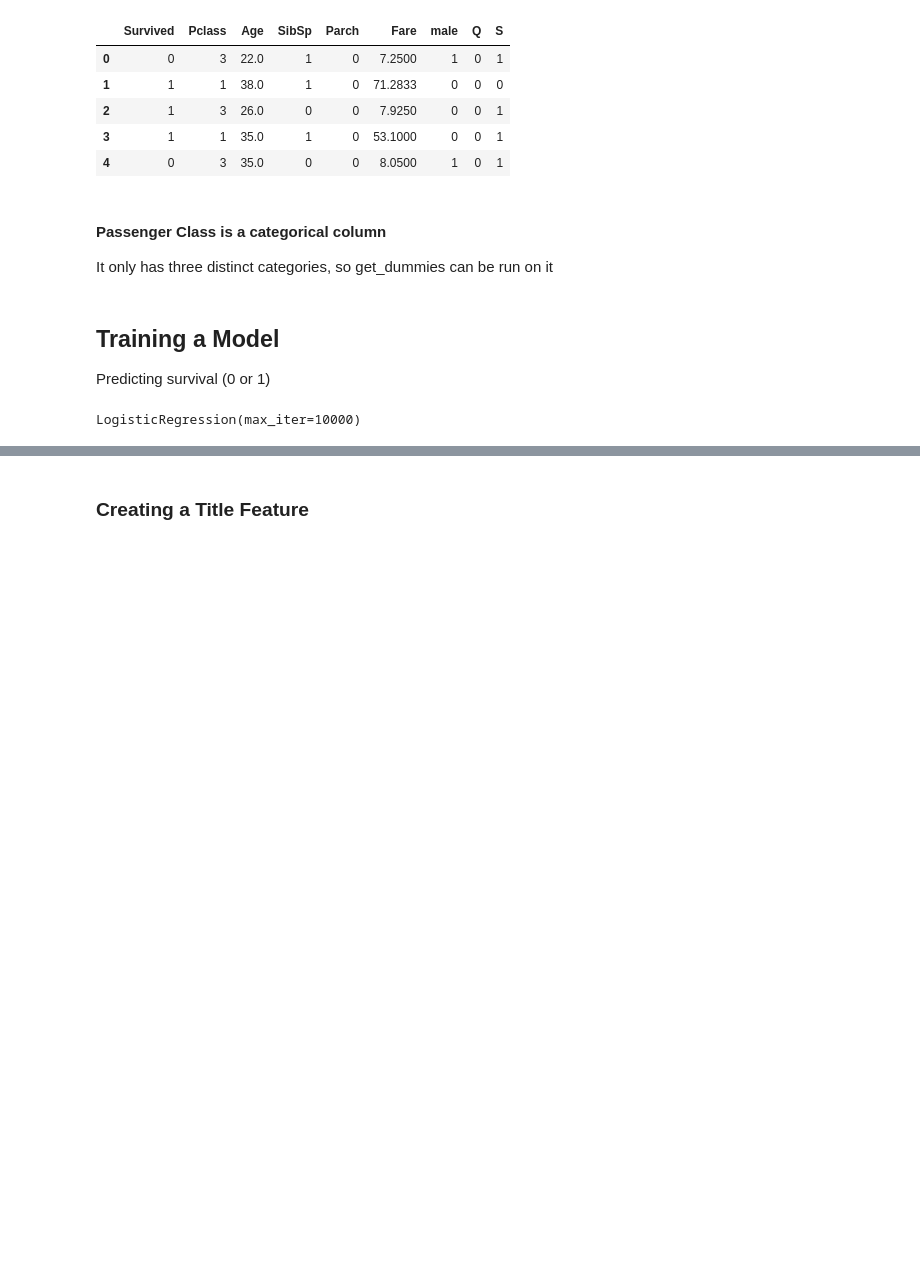
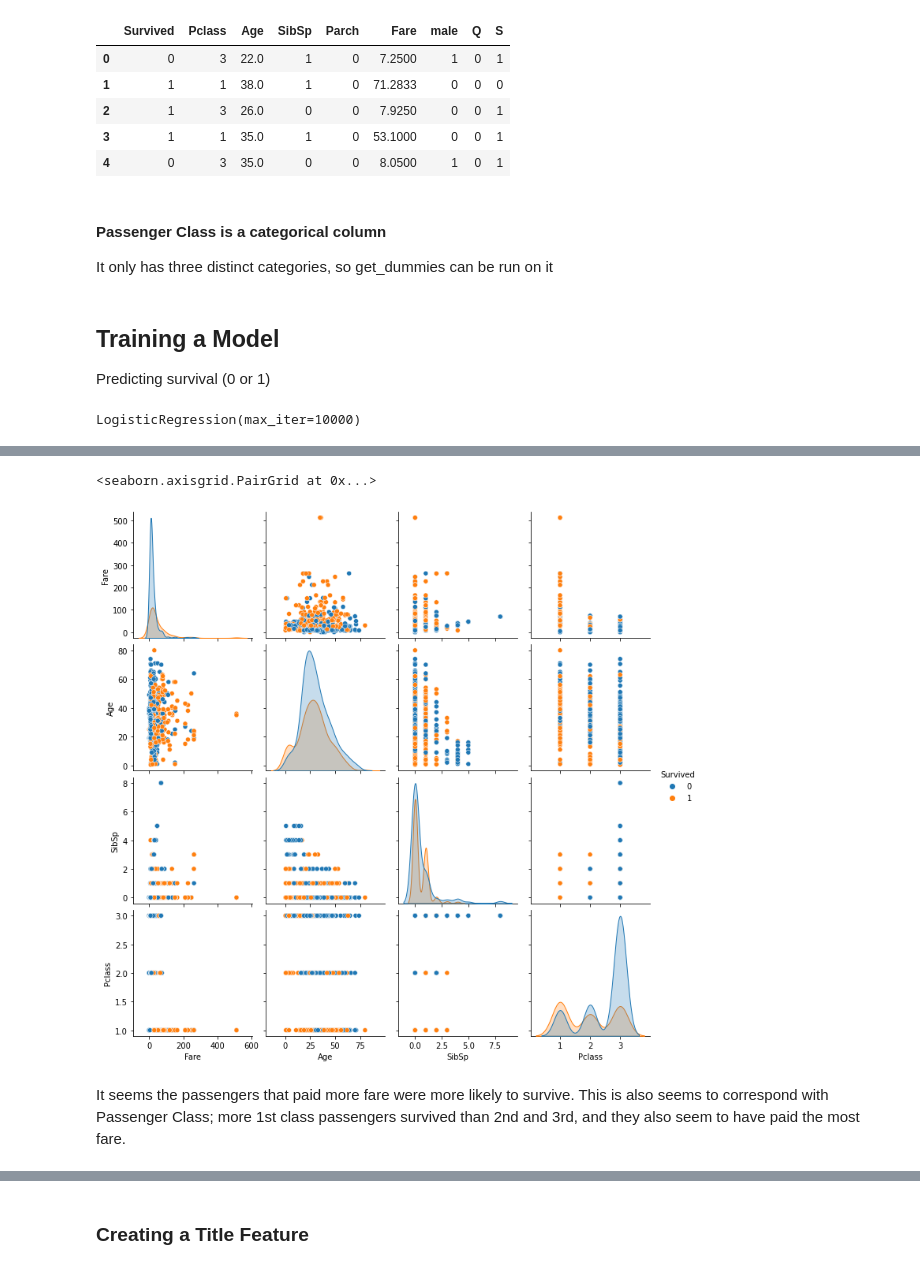
Before and after one commit to ZubairQazi/LogisticRegression-Titanic, a Jupyter notebook: Titanic-Notes.ipynb, the cells around one changed output, grey strips where cells are left out. Drawn from its saved outputs; the diff is of its cells as text; code cells hidden in the pictures; blank space fills up the shorter version.

```diff
--- a/Titanic-Notes.ipynb
+++ b/Titanic-Notes.ipynb
@@ -331,0 +321,8 @@ test.isnull()
+# %%
+sns.pairplot(data=train[["Fare","Survived","Age", "SibSp","Pclass"]],
+             hue="Survived", dropna=True)
+# %% [output]
+<seaborn.axisgrid.PairGrid at 0x...>
+[figure, added]
+# %% [markdown]
+It seems the passengers that paid more fare were more likely to survive. This is also seems to correspond with Passenger Class; more 1st class passengers survived than 2nd and 3rd, and they also seem to have paid the most fare.
```
Also changed, not shown: parts of 41 cells of this notebook.
